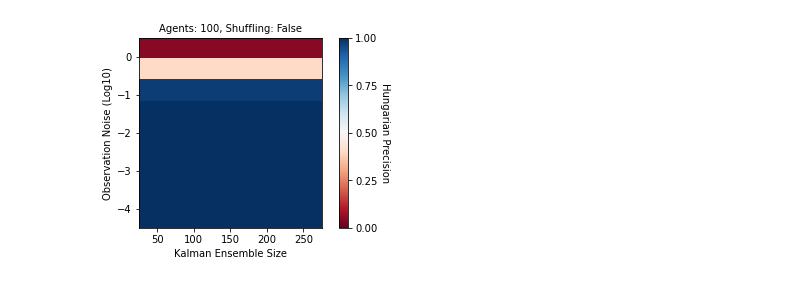
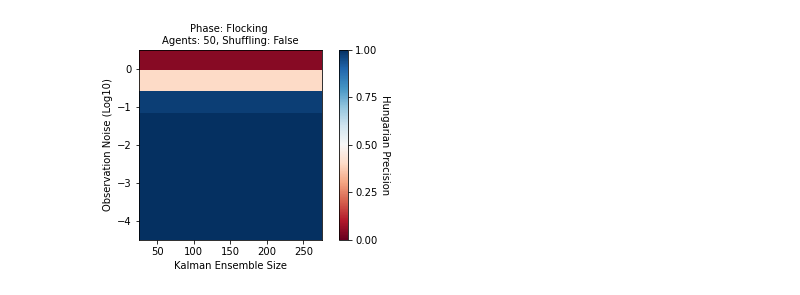
Before and after one commit to simonblaue/vicsek-data-assimilation, a Jupyter notebook: src/Static_Plots.ipynb, the cells around one changed output. Saved outputs shown, nothing was run; the diff lists cells and outputs as text; code cells hidden in the pictures.

Commit message:
Plotting File and Notebook update

```diff
--- a/src/Static_Plots.ipynb
+++ b/src/Static_Plots.ipynb
@@ -151,11 +27,11 @@ def get_experiments(basepath='../saves/',folder='Flocking1111'):
 # %%
-experiments = get_experiments('../saves/')
+experiments = plotting.get_experiments('../saves/')
 
-for exp in experiments[50:55]:
+for exp in experiments[50:53]:
 
     fig,axs = createfig(nrows=1,nraxs=1)
 
-    plot_metric(axs[0],exp,label='Hungarian',legend=True)
-    plot_metric(axs[0],exp,metric='Average LPP',legend=True,color='darkred',label='LPP')
+    plotting.plot_metric(axs[0],exp,label='Hungarian',legend=True)
+    plotting.plot_metric(axs[0],exp,metric='Average LPP',legend=True,color='darkred',label='LPP')
     del fig,axs
 # %% [output]
@@ -190,6 +51,8 @@ def get_M(phase='Flocking',agents='50',obs='1111',shuffle='False'):
     Input: Number of Agents, Sampling Rate and Observed Axis
     Output: Matrix for Imshow. X-Axis: Ensemble Size, Y-Axis: Measurement Noise, Color: Mean Precision
     """
+
+    title = f'Phase: {phase} \nAgents: {agents}, Shuffling: {shuffle}'
 
     M = np.zeros([len(test_observation_noise),len(test_ensembles)])
 
@@ -199,13 +62,13 @@ def get_M(phase='Flocking',agents='50',obs='1111',shuffle='False'):
 
             exp = f"{phase}_{obs}_{agents}_{nr_ensemble}_{noise}_{shuffle}"
 
-            h = get_avg_metric(exp)
+            h = plotting.get_avg_metric(exp)
             M[len(test_observation_noise)-1-j,i] = h
 
 
-    return M
+    return M, title
 # %%
-def plot_M(ax,axcb,M,agents='100',obs='110',shuffle='False'):
+def plot_M(ax,axcb,M,title=None,agents='100',obs='110',shuffle='False'):
     """
     Input: Axis for plotting and for the colorbar, Matrix to be plotted
     """
@@ -223,7 +86,7 @@ def plot_M(ax,axcb,M,agents='100',obs='110',shuffle='False'):
     ax.set_ylabel('Observation Noise (Log10)')
     ax.set_yticks(np.log10(test_observation_noise[::2]))
 
-    ax.set_title(f'Agents: {agents}, Shuffling: {shuffle}',size=10)
+    ax.set_title(title,size=10)
 
 
     axcb.axis('off')
@@ -232,14 +95,14 @@ def plot_M(ax,axcb,M,agents='100',obs='110',shuffle='False'):
     cbar.set_label('Hungarian Precision',rotation=270,labelpad=12)
     return None
 # %%
-M = get_M()
+M,title = get_M(phase='Flocking',agents='50',obs='1111',shuffle='False')
 
 fig = plt.figure(figsize=(4.4,3.5))
 gs = gridspec.GridSpec(nrows=1, ncols=2, wspace=0.15, width_ratios=[4,1])
 axs = [0]*2
 for i in range(len(axs)):
     axs[i] = fig.add_subplot(gs[i])
 
-plot_M(axs[0],axs[1],M)
+plot_M(axs[0],axs[1],M,title=title)
 # %% [output]
-[figure, old version]
+[figure, new version]
```
Also changed, not shown: parts of 12 cells of this notebook, 1 other file.
